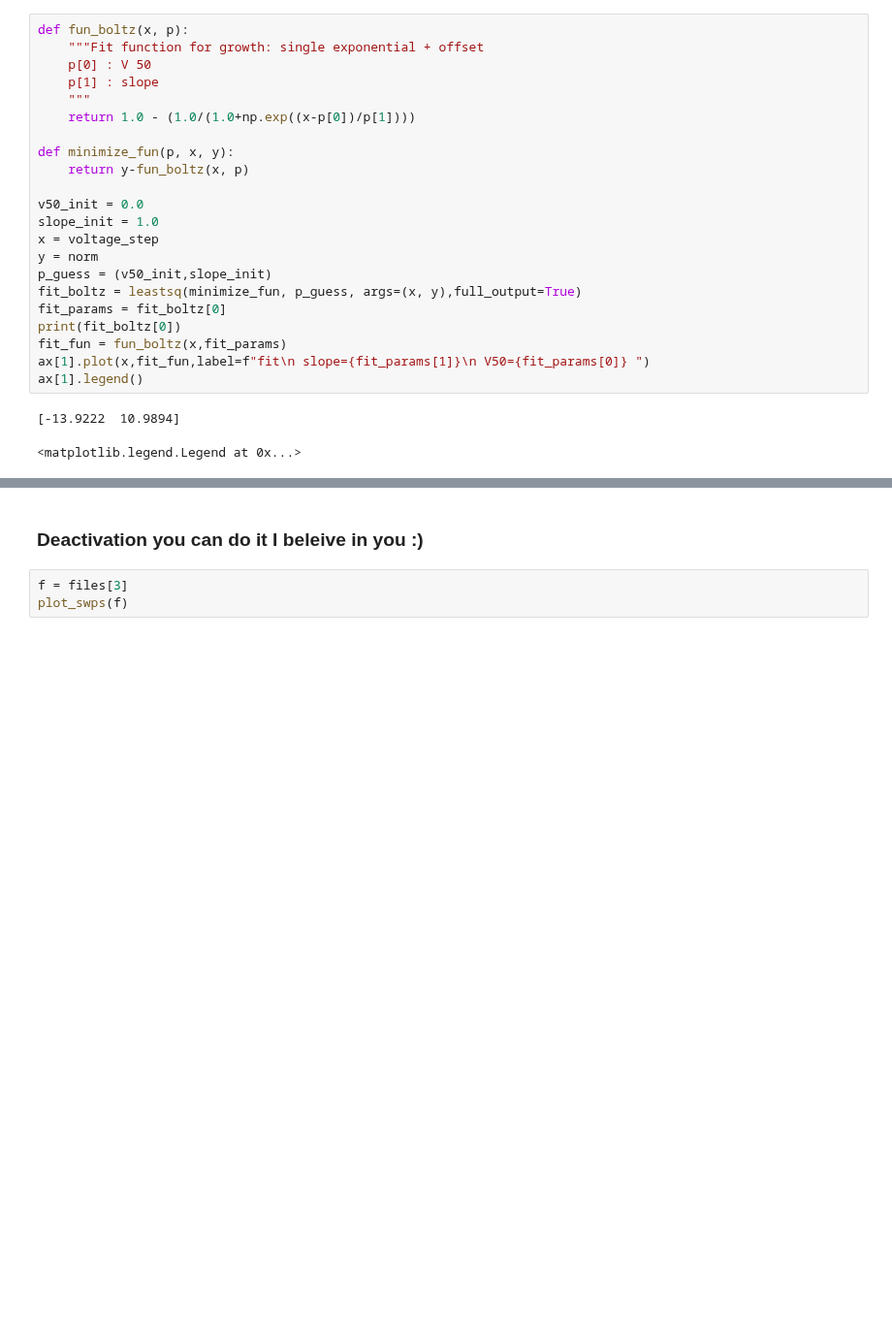
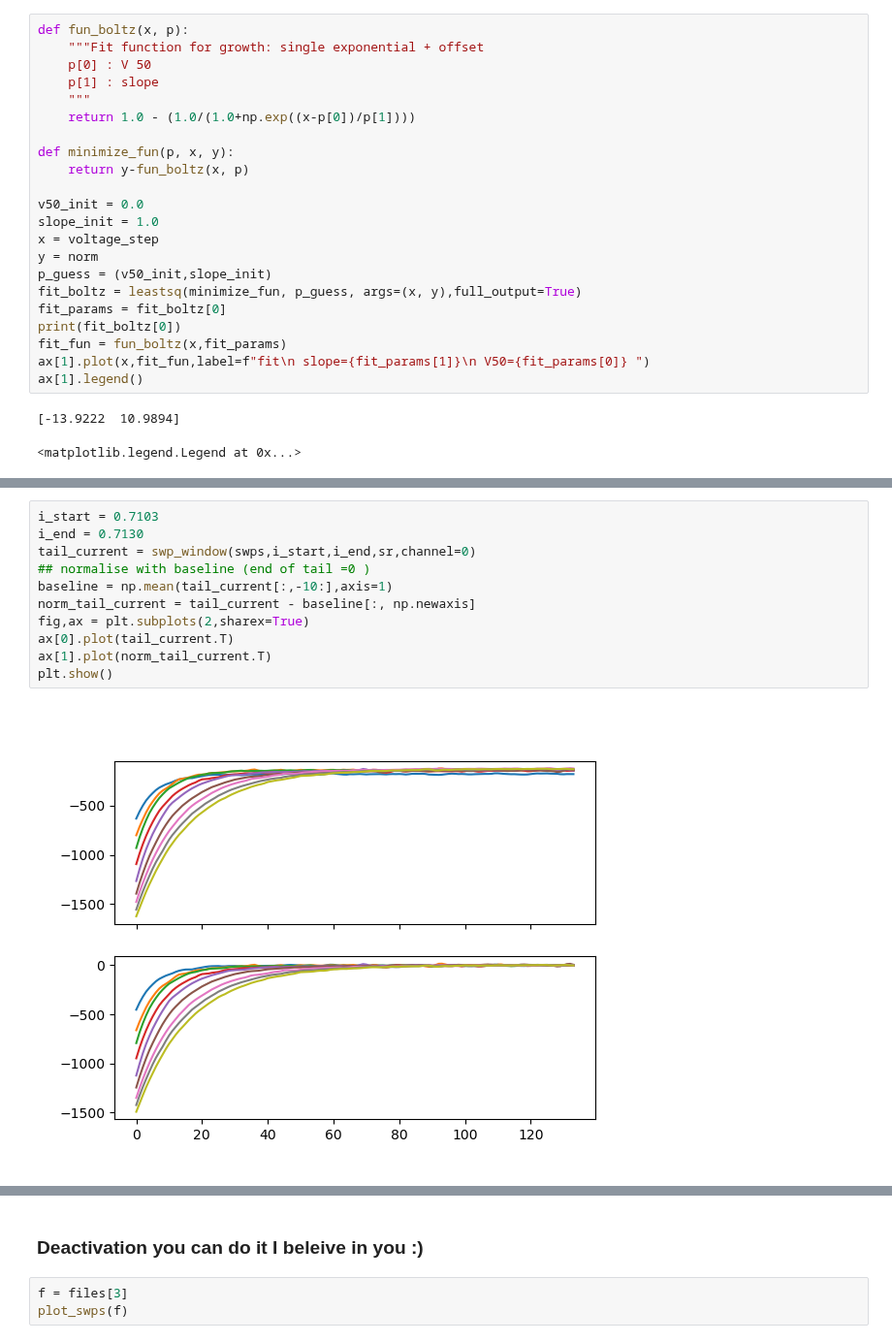
Before and after one commit to afmontarras/CSHL, a Jupyter notebook: Kv.ipynb, the cells around one changed output, grey strips where cells are left out. Shown at 97% size. Saved outputs shown, nothing was run; the diff lists cells and outputs as text; blank space fills up the shorter version.

Commit message:
Tail currents update

```diff
--- a/Kv.ipynb
+++ b/Kv.ipynb
@@ -127 +146,14 @@ ax[1].legend()
+# %%
+i_start = 0.7103
+i_end = 0.7130
+tail_current = swp_window(swps,i_start,i_end,sr,channel=0)
+## normalise with baseline (end of tail =0 )
+baseline = np.mean(tail_current[:,-10:],axis=1)
+norm_tail_current = tail_current - baseline[:, np.newaxis]
+fig,ax = plt.subplots(2,sharex=True)
+ax[0].plot(tail_current.T)
+ax[1].plot(norm_tail_current.T)
+plt.show()
+# %% [output]
+[figure, added]
 # %%
```
Also changed, not shown: parts of 9 cells of this notebook, 2 other files.
